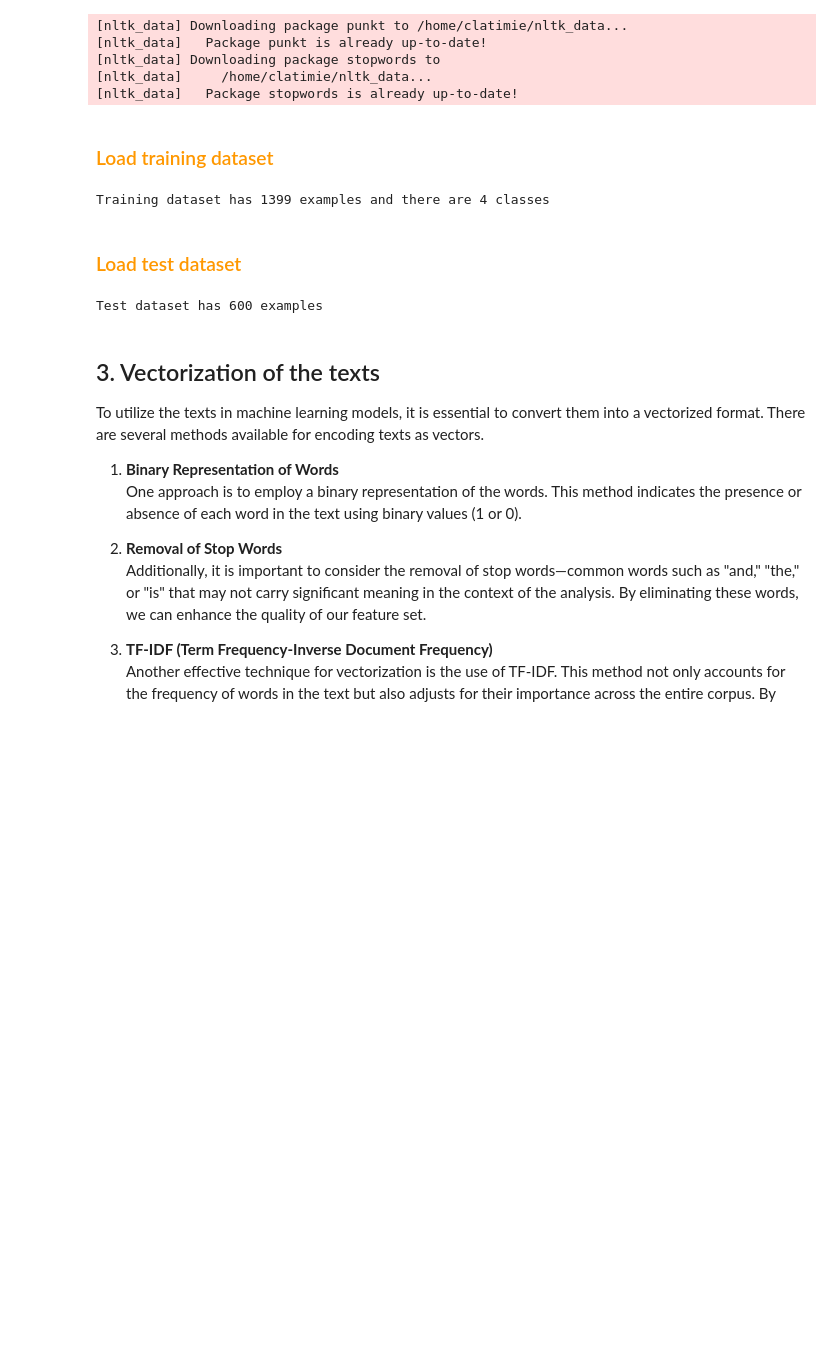
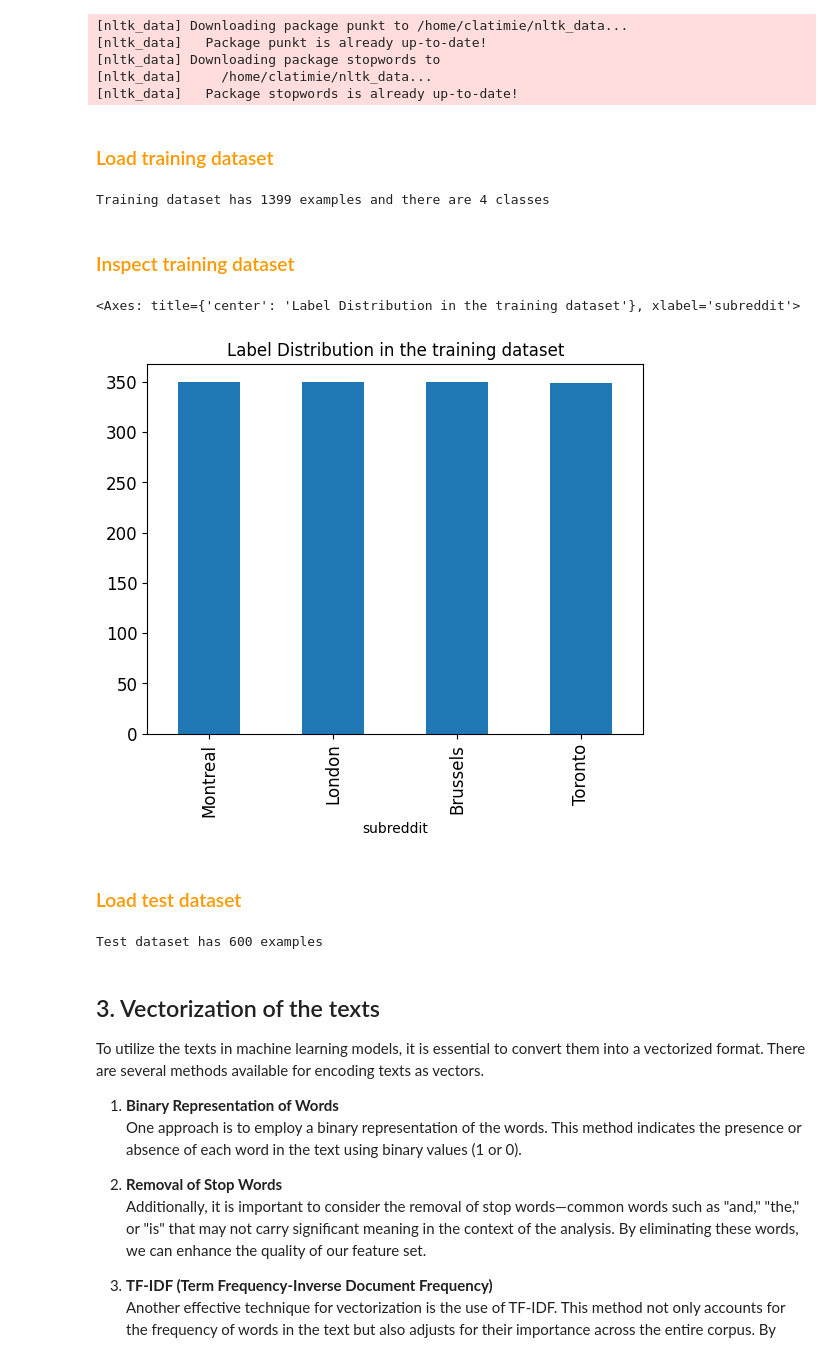
Before and after one commit to corentinlatimier17/ECSE551-MINI-PROJECT_2, a Jupyter notebook: codes/miniproject2.ipynb, the cells around one changed output. Cells and saved outputs as stored; diff of their text form; code cells hidden in the pictures; blank space fills up the shorter version.

Commit message:
statistic analysis of the dataset

```diff
--- a/codes/miniproject2.ipynb
+++ b/codes/miniproject2.ipynb
@@ -82,6 +82,18 @@ n_classes = unique_labels.shape[0]
 print(f"Training dataset has {n_samples_training} examples and there are {n_classes} classes")
 # %% [output]
 Training dataset has 1399 examples and there are 4 classes
+# %% [markdown]
+### <span style="color: #FF9800;">Inspect training dataset</span> ###
+# %%
+# Create a DataFrame
+df = pd.DataFrame(training_data)
+# Count the number of samples for each label
+label_counts = df['subreddit'].value_counts()
+# Plot the distribution
+label_counts.plot(kind='bar', title='Label Distribution in the training dataset', fontsize=12)
+# %% [output]
+<Axes: title={'center': 'Label Distribution in the training dataset'}, xlabel='subreddit'>
+[figure, added]
 # %% [markdown]
 ### <span style="color: #FF9800;">Load test dataset</span> ###
 # %%
```
Also changed, not shown: parts of 1 cell of this notebook.
